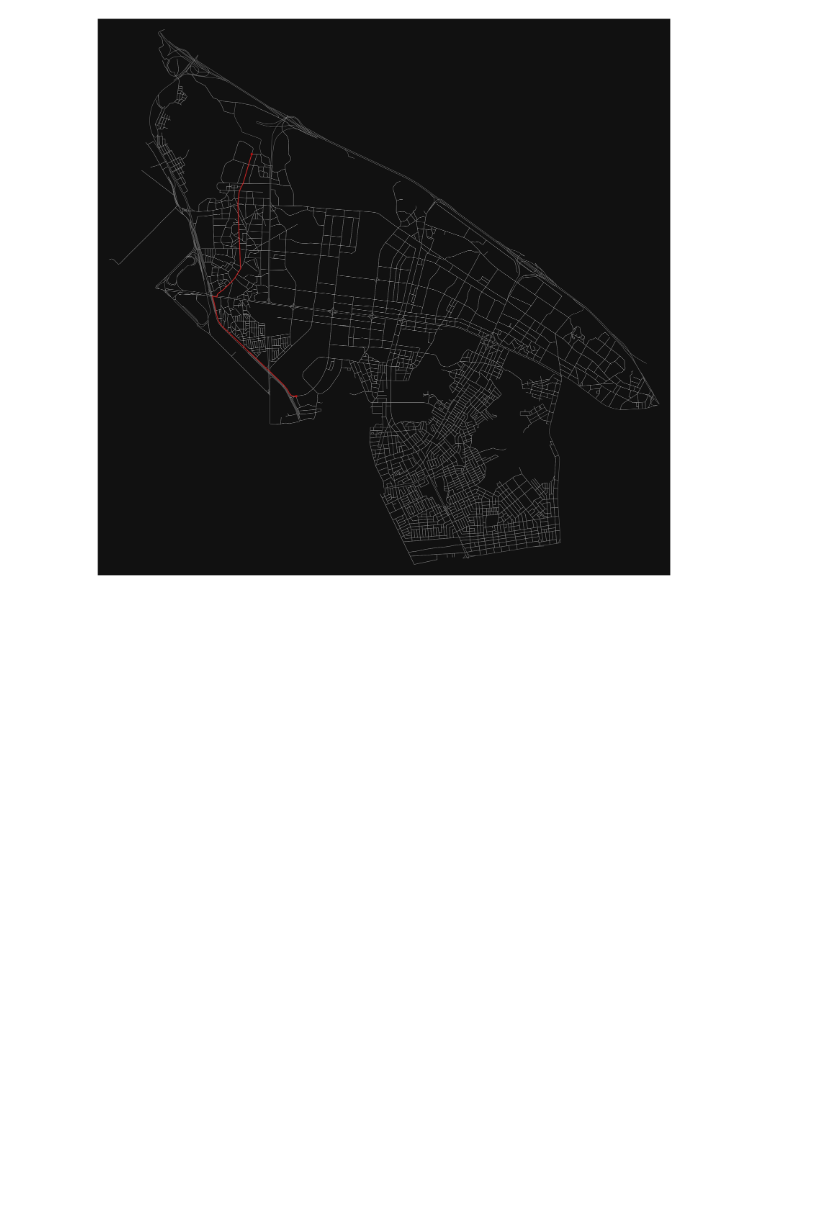
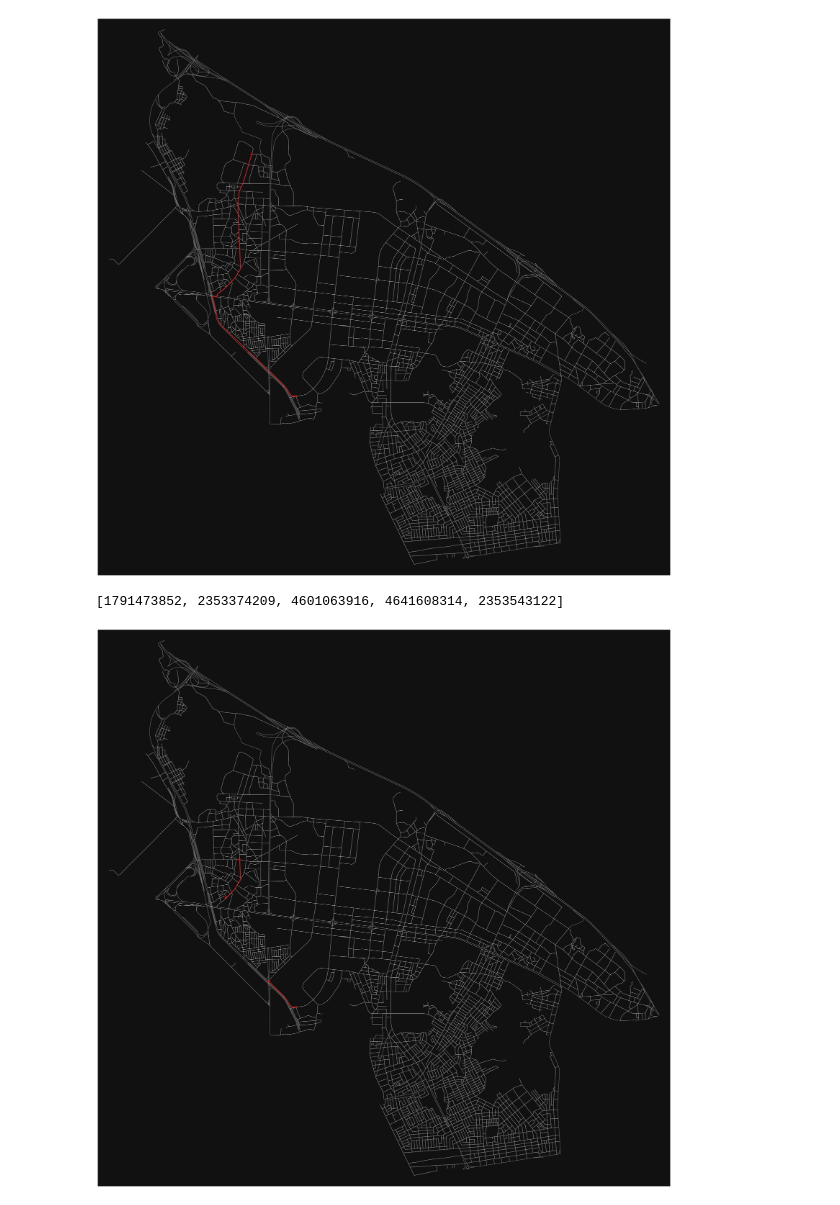
Before and after one commit to Daikoku1/Daikoku_Python, a Jupyter notebook: TIL/네트워크분석.ipynb, the cells around one changed output. Cells and saved outputs as stored; diff of their text form; code cells hidden in the pictures; blank space fills up the shorter version.

```diff
--- a/TIL/네트워크분석.ipynb
+++ b/TIL/네트워크분석.ipynb
@@ -233,3 +237,16 @@ route = nx.shortest_path(G2, orig_node, destination_node, weight='travel_time')
 fig, ax = ox.plot_graph_route(G2, route, node_size=0, figsize=(40,40))
 # %% [output]
 [figure]
+# %%
+route[:5]
+# %% [output]
+[1791473852, 2353374209, 4601063916, 4641608314, 2353543122]
+# %%
+import geopandas as gpd
+import networkx as nx
+# find shortest path based on travel time
+route = nx.shortest_path(G2, orig_node, destination_node, weight='travel_time')
+
+fig, ax = ox.plot_graph_routes(G2, [route[:5], route[20:30]], node_size=0, figsize=(40,40))
+# %% [output]
+[figure, added]
```
Also changed, not shown: parts of 2 cells of this notebook, 1 other file.
